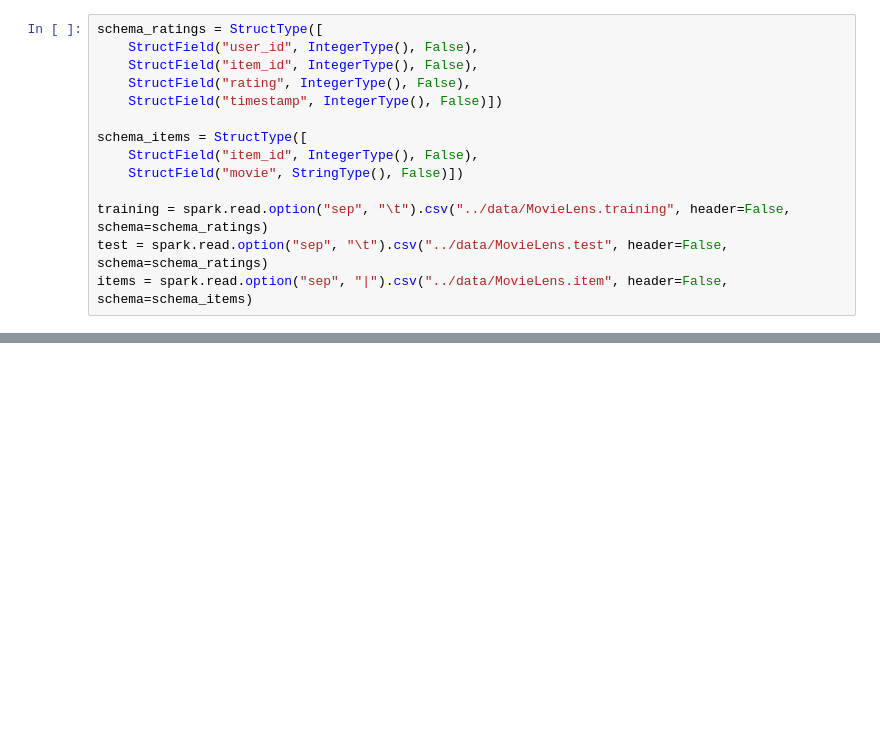
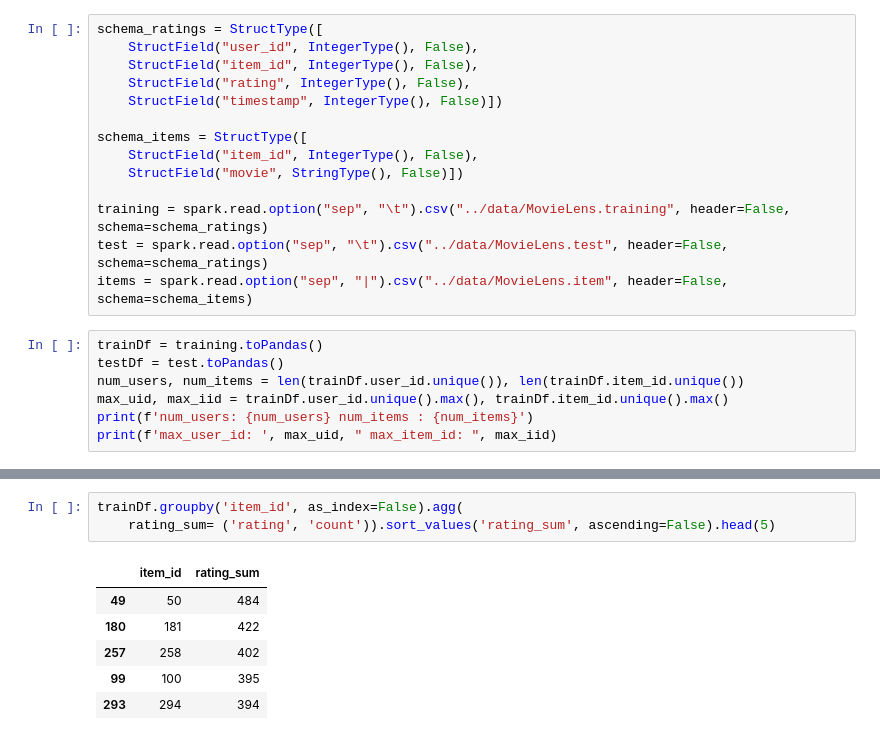
Before and after one commit to azhou5211/Recommender_Systems_and_Attacks, a Jupyter notebook: notebooks/Bandwagon.ipynb, the cells around one changed output, grey strips where cells are left out. Cells and saved outputs as stored; diff of their text form; blank space fills up the shorter version.

```diff
--- a/notebooks/Bandwagon.ipynb
+++ b/notebooks/Bandwagon.ipynb
@@ -34,3 +34,10 @@ schema_items = StructType([
 training = spark.read.option("sep", "\t").csv("../data/MovieLens.training", header=False, schema=schema_ratings)
 test = spark.read.option("sep", "\t").csv("../data/MovieLens.test", header=False, schema=schema_ratings)
 items = spark.read.option("sep", "|").csv("../data/MovieLens.item", header=False, schema=schema_items)
+# %%
+trainDf = training.toPandas()
+testDf = test.toPandas()
+num_users, num_items = len(trainDf.user_id.unique()), len(trainDf.item_id.unique())
+max_uid, max_iid = trainDf.user_id.unique().max(), trainDf.item_id.unique().max()
+print(f'num_users: {num_users} num_items : {num_items}')
+print(f'max_user_id: ', max_uid, " max_item_id: ", max_iid)
@@ -36,0 +63,10 @@ items = spark.read.option("sep", "|").csv("../data/MovieLens.item", header=False
+# %%
+trainDf.groupby('item_id', as_index=False).agg(
+    rating_sum= ('rating', 'count')).sort_values('rating_sum', ascending=False).head(5)
+# %% [output]
+|  | item_id | rating_sum |
+| 49 | 50 | 484 |
+| 180 | 181 | 422 |
+| 257 | 258 | 402 |
+| 99 | 100 | 395 |
+| 293 | 294 | 394 |
```
Also changed, not shown: parts of 36 cells of this notebook.
